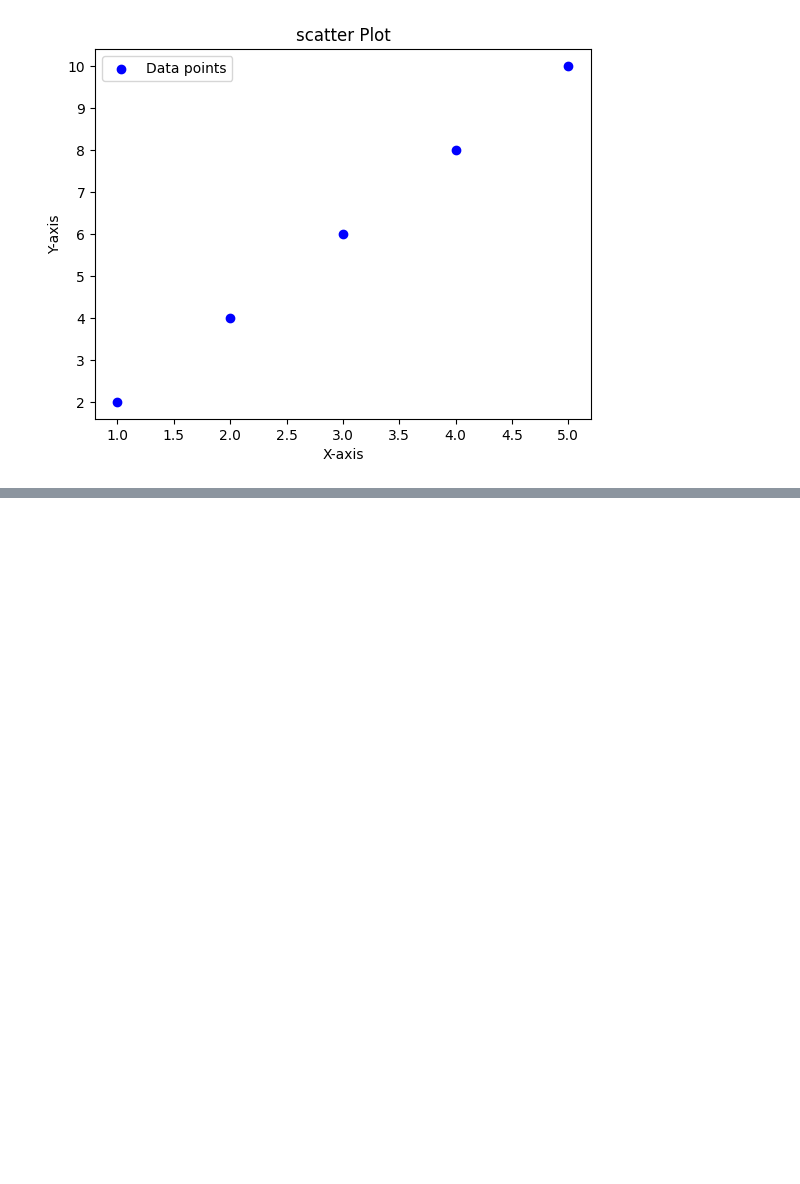
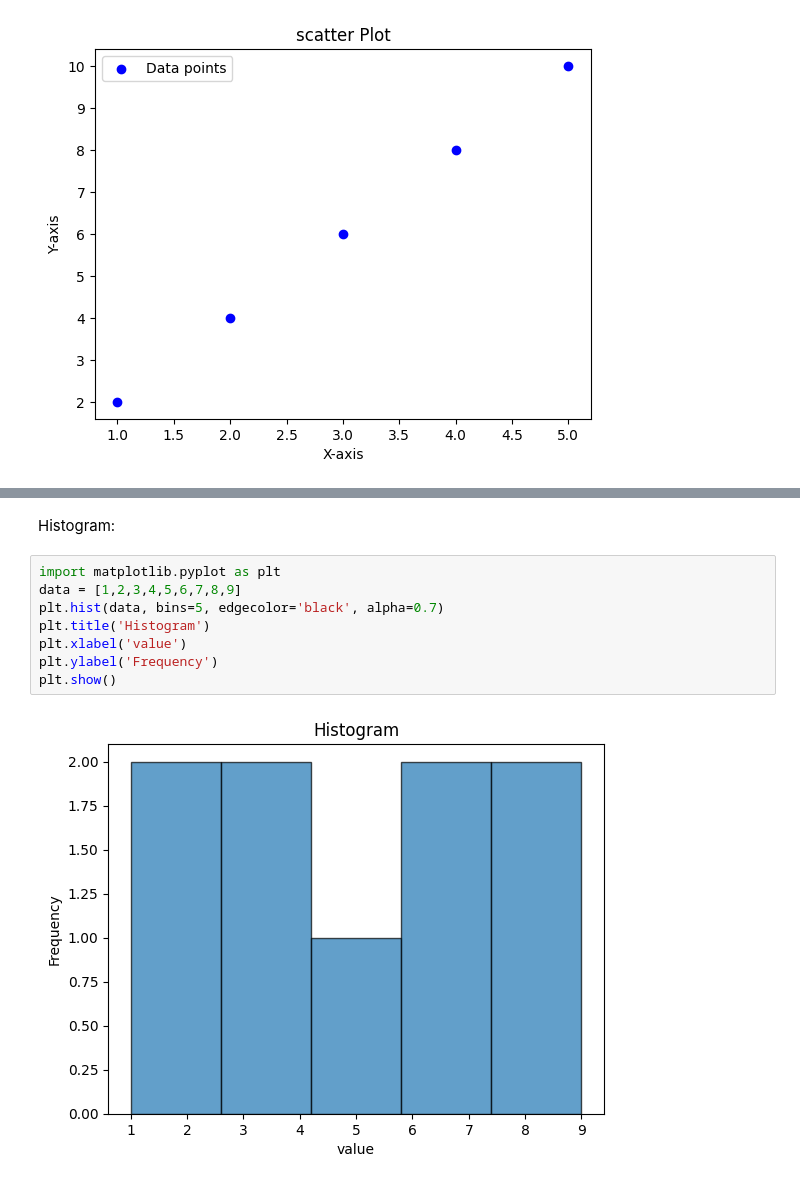
Before and after one commit to Bhuvanbhasker/practice-code, a Jupyter notebook: data visualisiaton/st.ipynb, the cells around one changed output, grey strips where cells are left out. Saved outputs shown, nothing was run; the diff lists cells and outputs as text; blank space fills up the shorter version.

```diff
--- a/data visualisiaton/st.ipynb
+++ b/data visualisiaton/st.ipynb
@@ -15,0 +29,12 @@ plt.show
+# %% [markdown]
+Histogram:
+# %%
+import matplotlib.pyplot as plt
+data = [1,2,3,4,5,6,7,8,9]
+plt.hist(data, bins=5, edgecolor='black', alpha=0.7)
+plt.title('Histogram')
+plt.xlabel('value')
+plt.ylabel('Frequency')
+plt.show()
+# %% [output]
+[figure, added]
```
Also changed, not shown: parts of 9 cells of this notebook, 1 other file.
